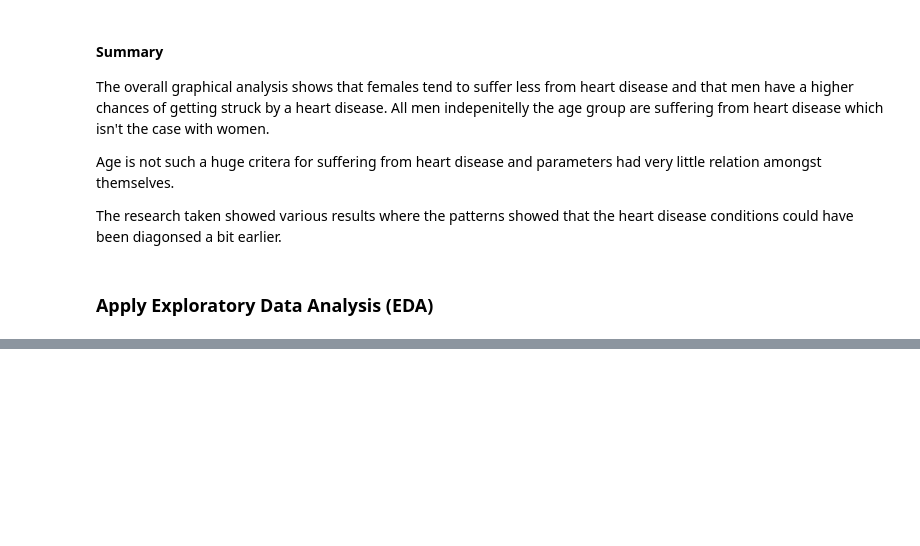
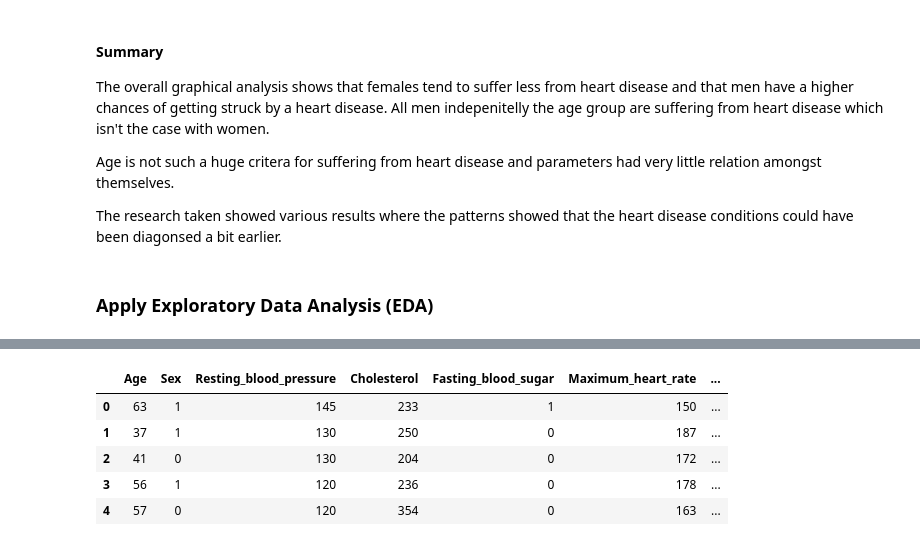
Before and after one commit to constantimi/Machine-Learning-Fundamentals, a Jupyter notebook: Heart Disease UCI/Heart Disease .ipynb, the cells around one changed output, grey strips where cells are left out. Drawn from its saved outputs; the diff is of its cells as text; code cells hidden in the pictures; blank space fills up the shorter version.

```diff
--- a/Heart Disease UCI/Heart Disease .ipynb
+++ b/Heart Disease UCI/Heart Disease .ipynb
@@ -466,0 +729,11 @@ from sklearn import metrics
+# %%
+tmp = data.copy()
+train = tmp.drop(['Chest_pain','Thalassemia_types','ECG_results','ST_slope','Major_vessels'],axis = 1)
+train.head()
+# %% [output]
+|  | Age | Sex | Resting_blood_pressure | Cholesterol | Fasting_blood_sugar | Maximum_heart_rate | ... |
+| 0 | 63 | 1 | 145 | 233 | 1 | 150 | ... |
+| 1 | 37 | 1 | 130 | 250 | 0 | 187 | ... |
+| 2 | 41 | 0 | 130 | 204 | 0 | 172 | ... |
+| 3 | 56 | 1 | 120 | 236 | 0 | 178 | ... |
+| 4 | 57 | 0 | 120 | 354 | 0 | 163 | ... |
```
Also changed, not shown: parts of 76 cells of this notebook.
